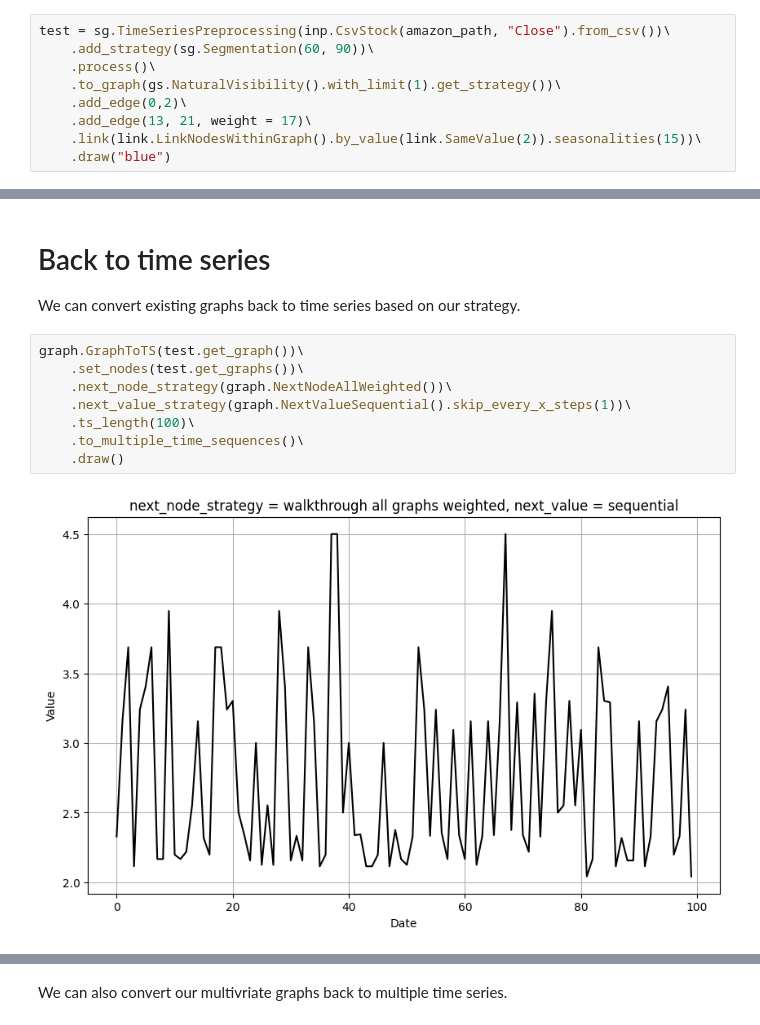
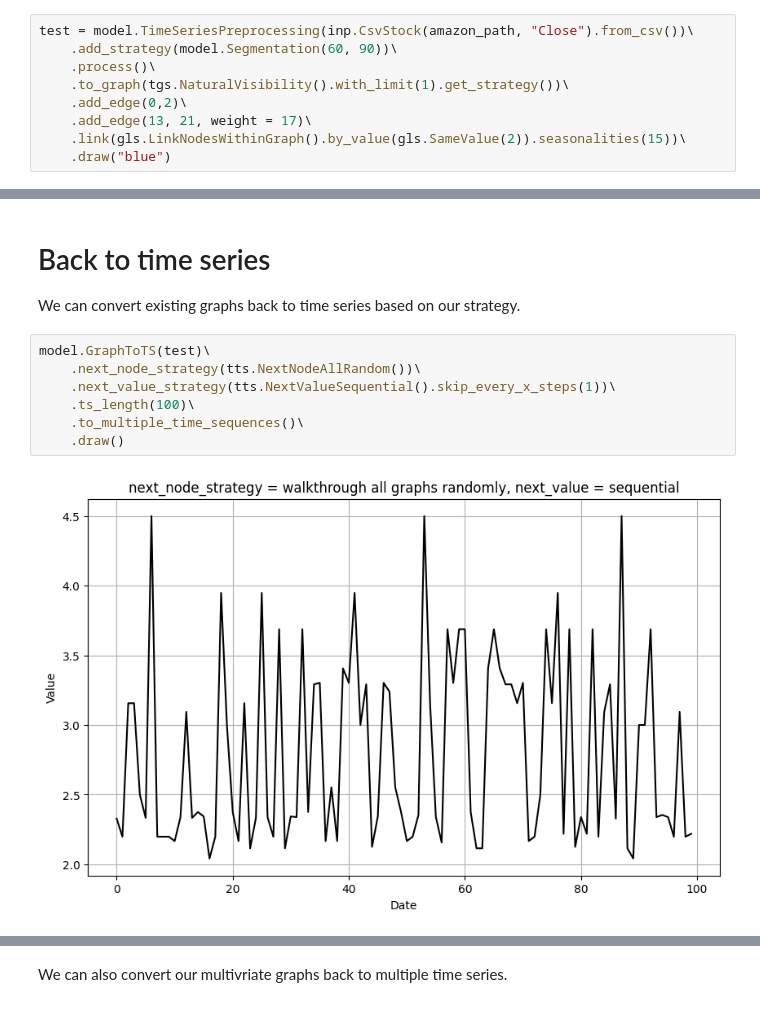
Before and after one commit to zangrcar/ts2g2, a Jupyter notebook: tutorials/demo-ts2g2.ipynb, the cells around one changed output, grey strips where cells are left out. Saved outputs shown, nothing was run; the diff lists cells and outputs as text.

```diff
--- a/tutorials/demo-ts2g2.ipynb
+++ b/tutorials/demo-ts2g2.ipynb
@@ -41,13 +41,13 @@ apple_path = os.path.join(os.getcwd(), "apple", "APPLE.csv")
 # Converting time series to graph
 Here are two examples of conversion of data from time serie to graph. Second one is inpeated using sliding window mechanism. That means its nodes are smaller graphs inpeated based on a segments of data (length = 5).
 # %%
-test = sg.TimeSeriesPreprocessing(inp.CsvStock(amazon_path, "Close").from_csv())\
-    .add_strategy(sg.Segmentation(60, 90))\
+test = model.TimeSeriesPreprocessing(inp.CsvStock(amazon_path, "Close").from_csv())\
+    .add_strategy(model.Segmentation(60, 90))\
     .process()\
-    .to_graph(gs.NaturalVisibility().with_limit(1).get_strategy())\
+    .to_graph(tgs.NaturalVisibility().with_limit(1).get_strategy())\
     .add_edge(0,2)\
     .add_edge(13, 21, weight = 17)\
-    .link(link.LinkNodesWithinGraph().by_value(link.SameValue(2)).seasonalities(15))\
+    .link(gls.LinkNodesWithinGraph().by_value(gls.SameValue(2)).seasonalities(15))\
     .draw("blue")
 # %% [output]
 [figure]
@@ -106,13 +105,12 @@ j = sg.TimeSeriesPreprocessing(inp.CsvStock(apple_path, "Close").from_csv())\
 # Back to time series
 We can convert existing graphs back to time series based on our strategy.
 # %%
-graph.GraphToTS(test.get_graph())\
-    .set_nodes(test.get_graphs())\
-    .next_node_strategy(graph.NextNodeAllWeighted())\
-    .next_value_strategy(graph.NextValueSequential().skip_every_x_steps(1))\
+model.GraphToTS(test)\
+    .next_node_strategy(tts.NextNodeAllRandom())\
+    .next_value_strategy(tts.NextValueSequential().skip_every_x_steps(1))\
     .ts_length(100)\
     .to_multiple_time_sequences()\
     .draw()
 # %% [output]
-[figure, old version]
+[figure, new version]
 # %%
```
Also changed, not shown: parts of 7 cells of this notebook, 20 other files.
